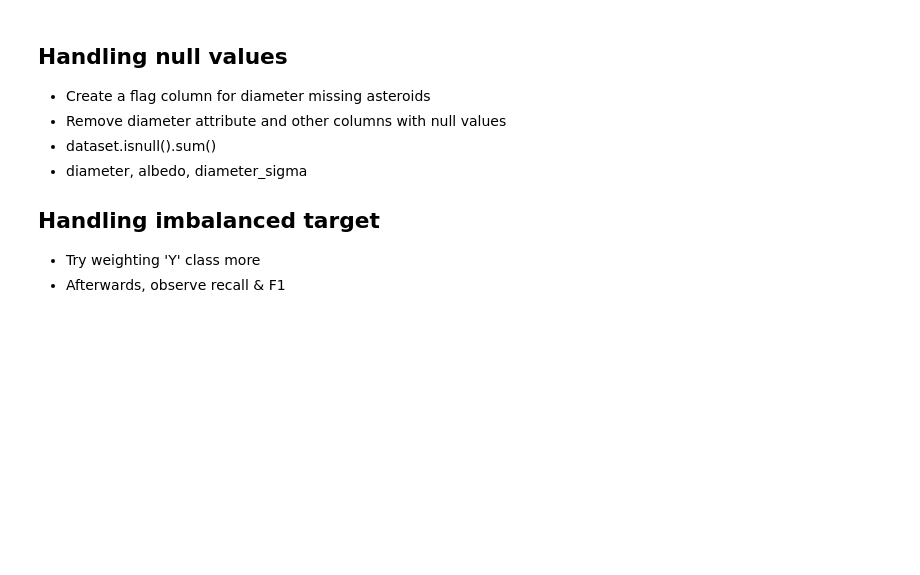
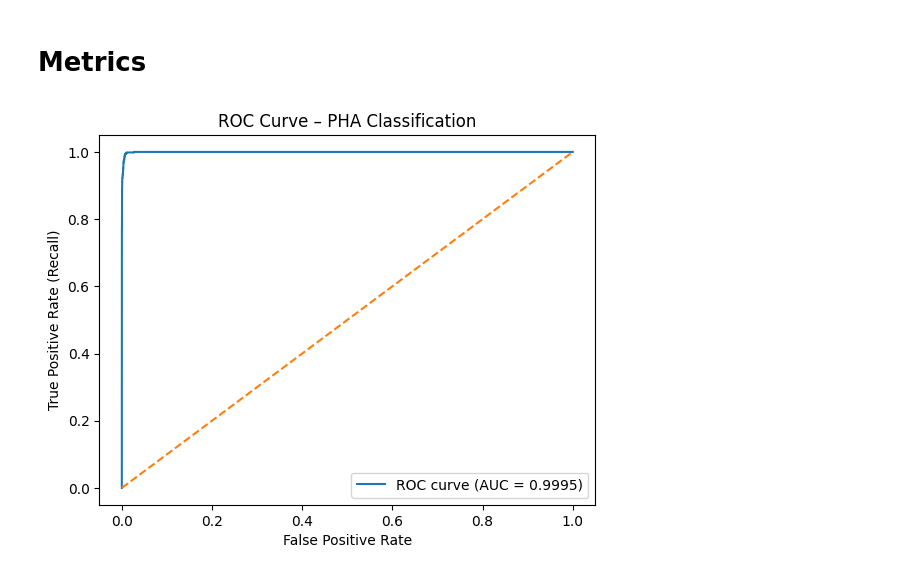
Before and after one commit to emmanuel-sp/Asteroid-PHA-Predictor, a Jupyter notebook: training.ipynb, the cells around one changed output. Saved outputs shown, nothing was run; the diff lists cells and outputs as text; code cells hidden in the pictures; blank space fills up the shorter version.

```diff
--- a/training.ipynb
+++ b/training.ipynb
@@ -11,6 +13,9 @@ from sklearn.impute import SimpleImputer
+# %%
+model_save_loc = "../models/asteroid/best_model1.pt"
+dataset_loc = "../data/asteroids.csv"
 # %%
 # Load Data
-raw_dataset = pd.read_csv("data/asteroids.csv")
+raw_dataset = pd.read_csv(dataset_loc)
 # %%
 raw_dataset["diameter_missing"] = raw_dataset["diameter"].isna().astype(int)
 raw_dataset["pha"] = raw_dataset["pha"].map({"Y": 1.0, "N" : 0.0})
@@ -193 +294,12 @@ ValueError: Target size (torch.Size([1])) must be the same as input size (torch.
+# %%
+device = torch.device("cuda" if torch.cuda.is_available() else "cpu")
+criterion = nn.BCEWithLogitsLoss()
+optimizer = torch.optim.Adam(model.parameters(), lr=3e-4)
+
+def load():
+    model = Network(len(features)).to(device)
+    model.load_state_dict(torch.load(model_save_loc))
+    return model
+
+model = load()
 # %%
@@ -217,10 +382,34 @@ test()
-# %% [markdown]
-## Handling null values
-- Create a flag column for diameter missing asteroids
-- Remove diameter attribute and other columns with null values
-- dataset.isnull().sum()
-- diameter, albedo, diameter_sigma
-
-## Handling imbalanced target
-- Try weighting 'Y' class more
-- Afterwards, observe recall & F1
+# %% [markdown]
+# Metrics
+# %%
+# ROC Curve
+
+model.eval()
+all_probs = []
+all_labels = []
+
+with torch.no_grad():
+    for X, y in test_loader:
+        X = X.to(device)
+        y = y.to(device)
+
+        logits = model(X)
+        probs = torch.sigmoid(logits).squeeze()
+
+        all_probs.extend(probs.cpu().numpy())
+        all_labels.extend(y.cpu().numpy())
+
+# ROC data
+fpr, tpr, thresholds = roc_curve(all_labels, all_probs)
+roc_auc = auc(fpr, tpr)
+
+plt.figure()
+plt.plot(fpr, tpr, label=f"ROC curve (AUC = {roc_auc:.4f})")
+plt.plot([0, 1], [0, 1], linestyle='--')
+plt.xlabel("False Positive Rate")
+plt.ylabel("True Positive Rate (Recall)")
+plt.title("ROC Curve – PHA Classification")
+plt.legend()
+plt.show()
+# %% [output]
+[figure, added]
```
Also changed, not shown: parts of 20 cells of this notebook.
